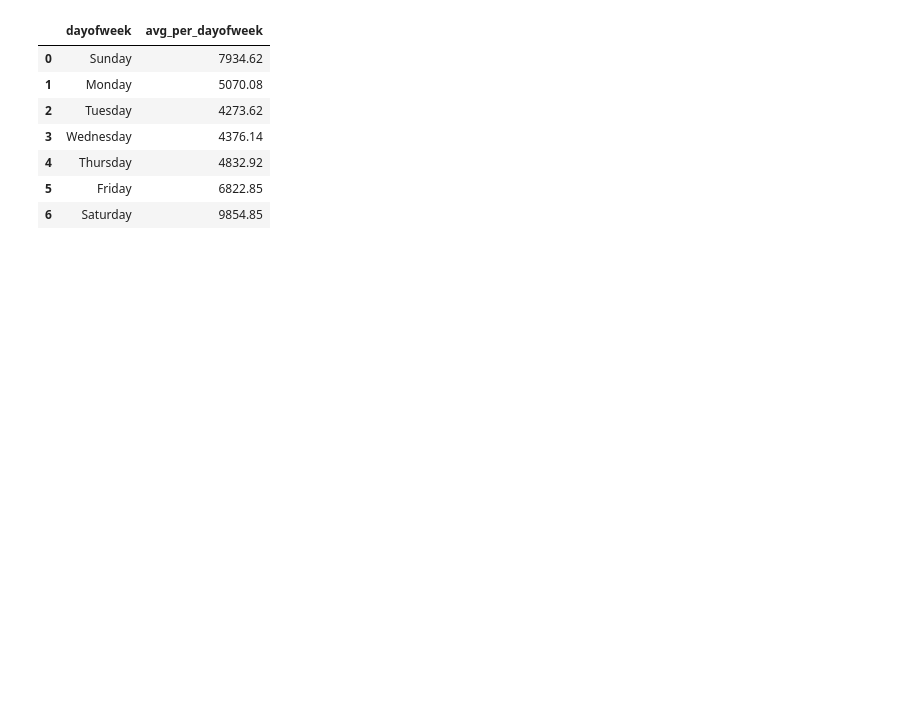
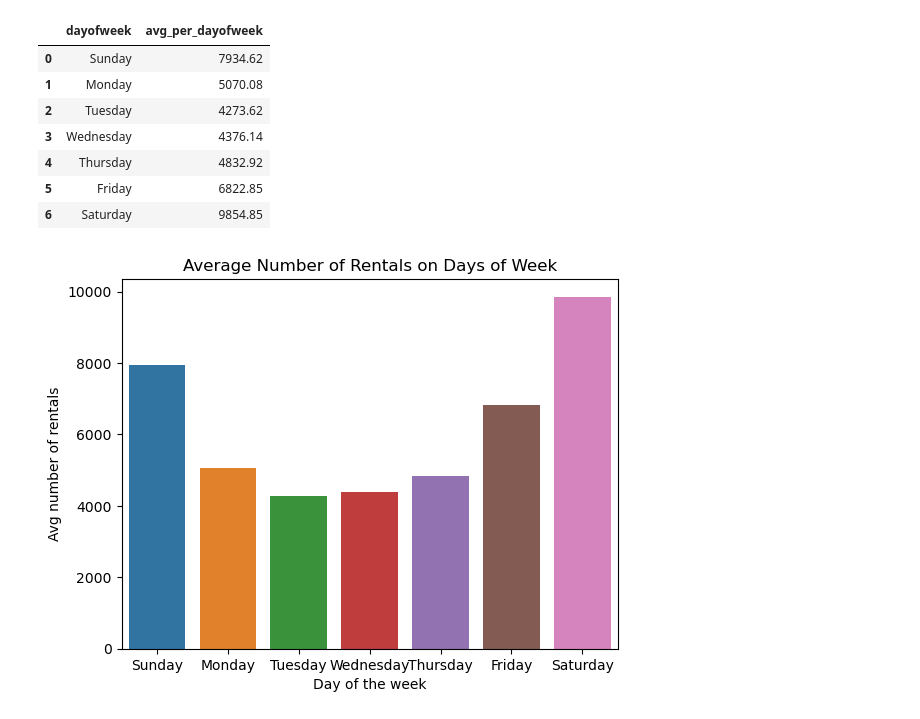
Before and after one commit to NSS-Data-Analytics-Cohort-8/scooter-partner1-whenhugocallsuspythonistas, a Jupyter notebook: notebooks/twooter.ipynb, the cells around one changed output. Drawn from its saved outputs; the diff is of its cells as text; code cells hidden in the pictures; blank space fills up the shorter version.

```diff
--- a/notebooks/twooter.ipynb
+++ b/notebooks/twooter.ipynb
@@ -202,7 +202,7 @@ avg_per_day
 | 5 | 5.0 | 6822.85 |
 | 6 | 6.0 | 9854.85 |
 # %%
-avg_per_day['dayofweek'] = avg_per_day['dayofweek'].replace({0.0:'Sunday',1.0:'Monday',2.0:'Tuesday',3.0:'Wednesday',4.0:'Thursday',5.0:'Friday',6.0:'Saturday'})
+avg_per_day['dayofweek'] = avg_per_day['dayofweek'].replace({0.0:'Sun',1.0:'Mon',2.0:'Tues',3.0:'Wed',4.0:'Thurs',5.0:'Fri',6.0:'Sat'})
 # %% [output]
 A value is trying to be set on a copy of a slice from a DataFrame.
 Try using .loc[row_indexer,col_indexer] = value instead
@@ -220,3 +220,11 @@ avg_per_day
 | 4 | Thursday | 4832.92 |
 | 5 | Friday | 6822.85 |
 | 6 | Saturday | 9854.85 |
+# %%
+sns.barplot(x='dayofweek', y='avg_per_dayofweek', data=avg_per_day)
+plt.title('Average Number of Rentals on Days of Week')
+plt.xlabel('Day of the week')
+plt.ylabel('Avg number of rentals')
+plt.show()
+# %% [output]
+[figure, added]
```
Also changed, not shown: parts of 1 cell of this notebook.
